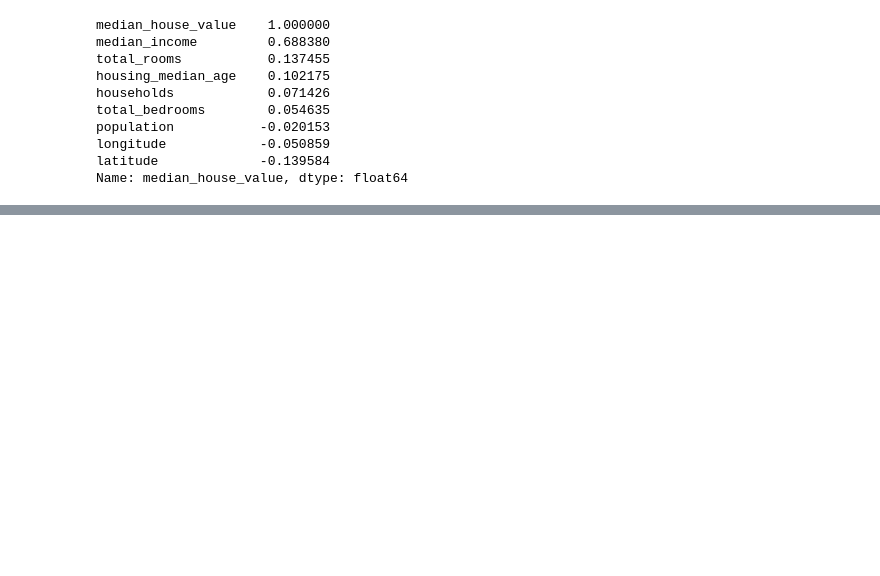
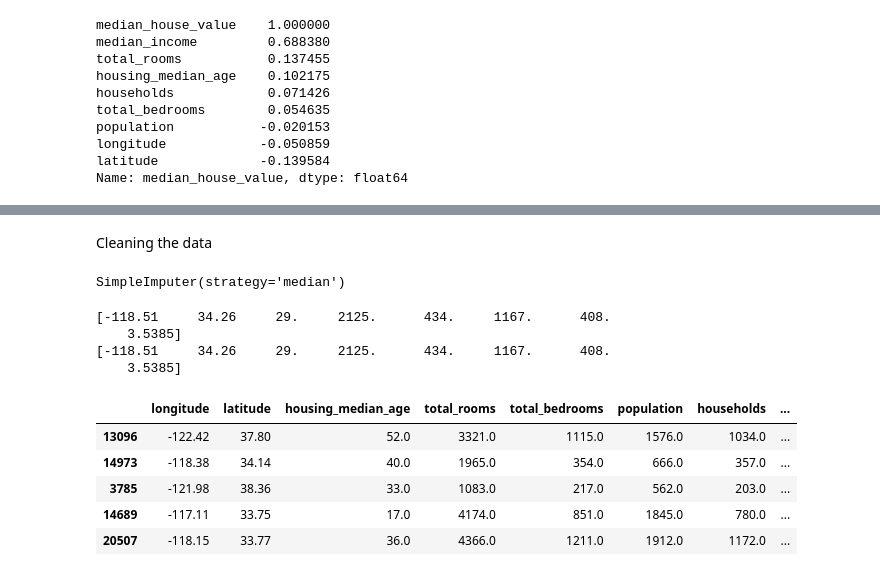
Before and after one commit to GGRusty/Hands-on-ML, a Jupyter notebook: Chapter2.ipynb, the cells around one changed output, grey strips where cells are left out. Cells and saved outputs as stored; diff of their text form; code cells hidden in the pictures; blank space fills up the shorter version.

Commit message:
worked through chapter 2 of the book almost done with the full model

```diff
--- a/Chapter2.ipynb
+++ b/Chapter2.ipynb
@@ -140 +162,7 @@ bedrooms_ratio        -0.255880
 Name: median_house_value, dtype: float64
+# %%
+# drop creates a copy of the data and does not affect strat_train_set
+housing = strat_train_set.drop("median_house_value", axis=1)
+housing_labels = strat_train_set["median_house_value"].copy()
+# %% [markdown]
+Cleaning the data
@@ -140,0 +180,32 @@ Name: median_house_value, dtype: float64
+# %%
+ # we are going to use sklearn's SimpleImputer to fill in the missing values
+imputer = SimpleImputer(strategy="median")
+# since the median can only be computed on the numerical attributes we need to create a copy of the data without the text attribute
+housing_num = housing.select_dtypes(include=[np.number])
+imputer.fit(housing_num) # this fits the imputer instance to the training data
+# %% [output]
+SimpleImputer(strategy='median')
+# %%
+print(imputer.statistics_) # this gives us the median of each attribute
+print(housing_num.median().values) # this is the same as above
+# %% [output]
+[-118.51     34.26     29.     2125.      434.     1167.      408.
+    3.5385]
+[-118.51     34.26     29.     2125.      434.     1167.      408.
+    3.5385]
+# %%
+X = imputer.transform(housing_num) # this replaces the missing values with the learned medians
+# missing values can also be filled using mean or most frequent values or with a constant
+# KNNImputer replaces missing values with the mean of the k nearest neighbors
+# IterativeImputer replaces missing values by modeling each feature with missing values as a function of other features
+
+# scikit learn transformers output numpy arrays even if the input is a pandas dataframe luckily we can put the output back into a dataframe
+housing_tr = pd.DataFrame(X, columns=housing_num.columns, index=housing_num.index)
+housing_tr.head()
+# %% [output]
+|  | longitude | latitude | housing_median_age | total_rooms | total_bedrooms | population | households | ... |
+| 13096 | -122.42 | 37.80 | 52.0 | 3321.0 | 1115.0 | 1576.0 | 1034.0 | ... |
+| 14973 | -118.38 | 34.14 | 40.0 | 1965.0 | 354.0 | 666.0 | 357.0 | ... |
+| 3785 | -121.98 | 38.36 | 33.0 | 1083.0 | 217.0 | 562.0 | 203.0 | ... |
+| 14689 | -117.11 | 33.75 | 17.0 | 4174.0 | 851.0 | 1845.0 | 780.0 | ... |
+| 20507 | -118.15 | 33.77 | 36.0 | 4366.0 | 1211.0 | 1912.0 | 1172.0 | ... |
```
Also changed, not shown: parts of 58 cells of this notebook, 1 other file.
